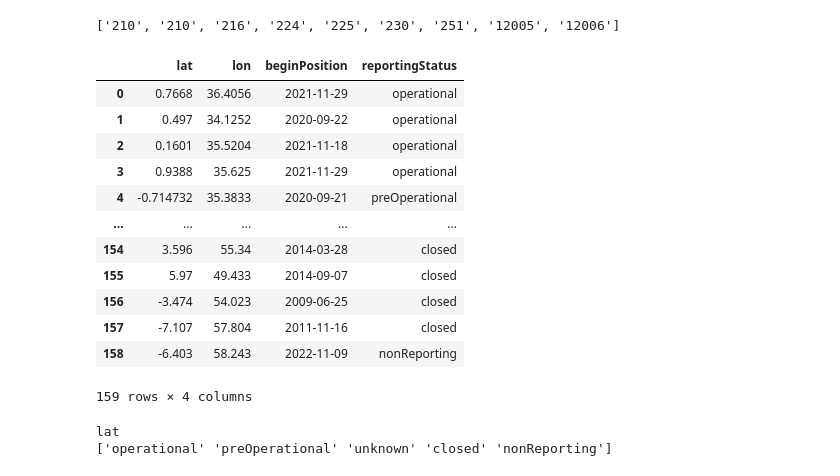
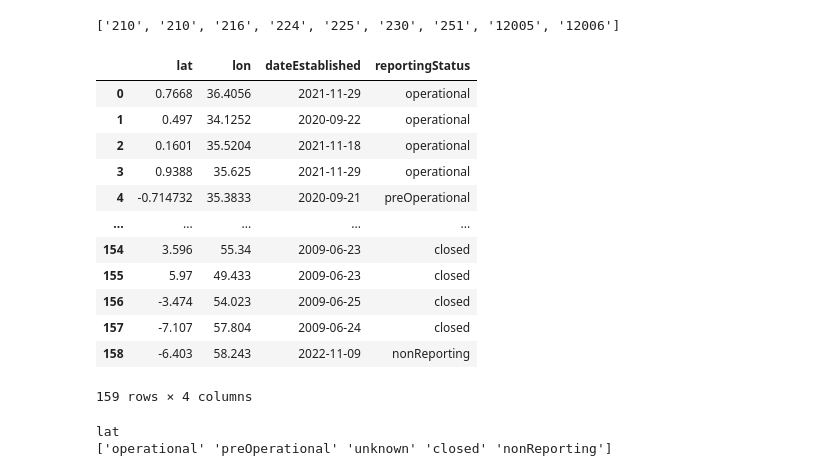
Before and after one commit to joergklausen/oscar-analysis, a Jupyter notebook: sandbox.ipynb, the cells around one changed output. Saved outputs shown, nothing was run; the diff lists cells and outputs as text; code cells hidden in the pictures.

```diff
--- a/sandbox.ipynb
+++ b/sandbox.ipynb
@@ -211,19 +200,19 @@ data["stations"][1]["observedProperties"]
 # %%
 df = pd.DataFrame(data["stations"])
 # print(df)
-df[["lat", "lon", "beginPosition", "reportingStatus"]]
+df[["lat", "lon", "dateEstablished", "reportingStatus"]]
 # %% [output]
-|  | lat | lon | beginPosition | reportingStatus |
+|  | lat | lon | dateEstablished | reportingStatus |
 | 0 | 0.7668 | 36.4056 | 2021-11-29 | operational |
 | 1 | 0.497 | 34.1252 | 2020-09-22 | operational |
 | 2 | 0.1601 | 35.5204 | 2021-11-18 | operational |
 | 3 | 0.9388 | 35.625 | 2021-11-29 | operational |
 | 4 | -0.714732 | 35.3833 | 2020-09-21 | preOperational |
 | ... | ... | ... | ... | ... |
-| 154 | 3.596 | 55.34 | 2014-03-28 | closed |
-| 155 | 5.97 | 49.433 | 2014-09-07 | closed |
+| 154 | 3.596 | 55.34 | 2009-06-23 | closed |
+| 155 | 5.97 | 49.433 | 2009-06-23 | closed |
 | 156 | -3.474 | 54.023 | 2009-06-25 | closed |
-| 157 | -7.107 | 57.804 | 2011-11-16 | closed |
+| 157 | -7.107 | 57.804 | 2009-06-24 | closed |
 | 158 | -6.403 | 58.243 | 2022-11-09 | nonReporting |
 159 rows × 4 columns
 # %%
```
Also changed, not shown: parts of 12 cells of this notebook, 3 other files.
